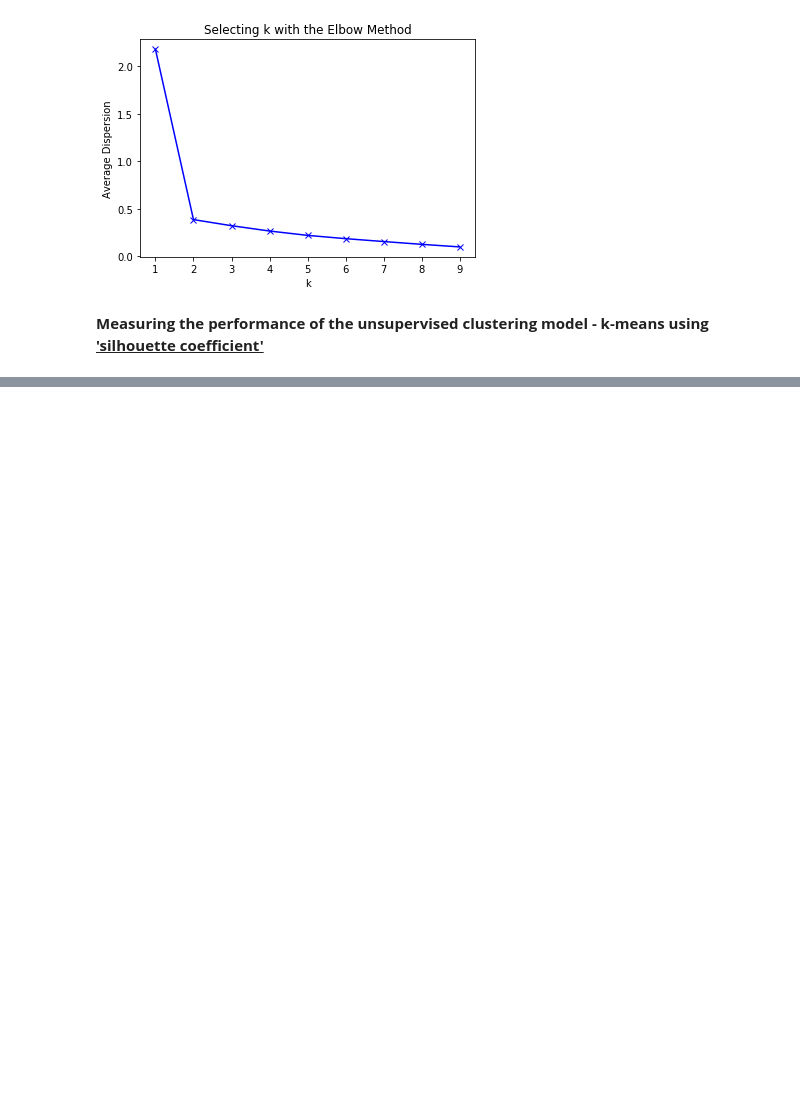
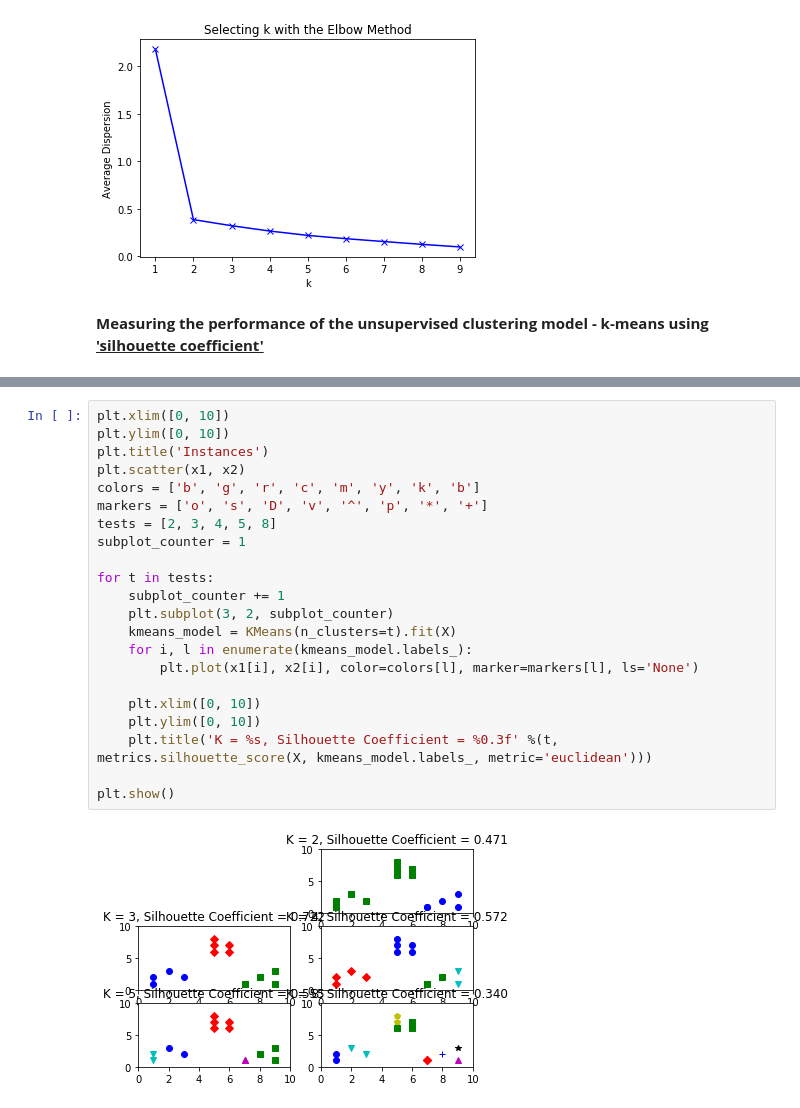
Before and after one commit to Anshul-GH/scikit-learn-application, a Jupyter notebook: MachineLearningWithScikit-learnEbook.ipynb, the cells around one changed output, grey strips where cells are left out. Cells and saved outputs as stored; diff of their text form; blank space fills up the shorter version.

```diff
--- a/MachineLearningWithScikit-learnEbook.ipynb
+++ b/MachineLearningWithScikit-learnEbook.ipynb
@@ -1911,0 +1925,24 @@ plt.show()
+# %%
+plt.xlim([0, 10])
+plt.ylim([0, 10])
+plt.title('Instances')
+plt.scatter(x1, x2)
+colors = ['b', 'g', 'r', 'c', 'm', 'y', 'k', 'b']
+markers = ['o', 's', 'D', 'v', '^', 'p', '*', '+']
+tests = [2, 3, 4, 5, 8]
+subplot_counter = 1
+
+for t in tests:
+    subplot_counter += 1
+    plt.subplot(3, 2, subplot_counter)
+    kmeans_model = KMeans(n_clusters=t).fit(X)
+    for i, l in enumerate(kmeans_model.labels_):
+        plt.plot(x1[i], x2[i], color=colors[l], marker=markers[l], ls='None')
+
+    plt.xlim([0, 10])
+    plt.ylim([0, 10])
+    plt.title('K = %s, Silhouette Coefficient = %0.3f' %(t, metrics.silhouette_score(X, kmeans_model.labels_, metric='euclidean')))
+
+plt.show()
+# %% [output]
+[figure, added]
```
Also changed, not shown: parts of 1 cell of this notebook.
